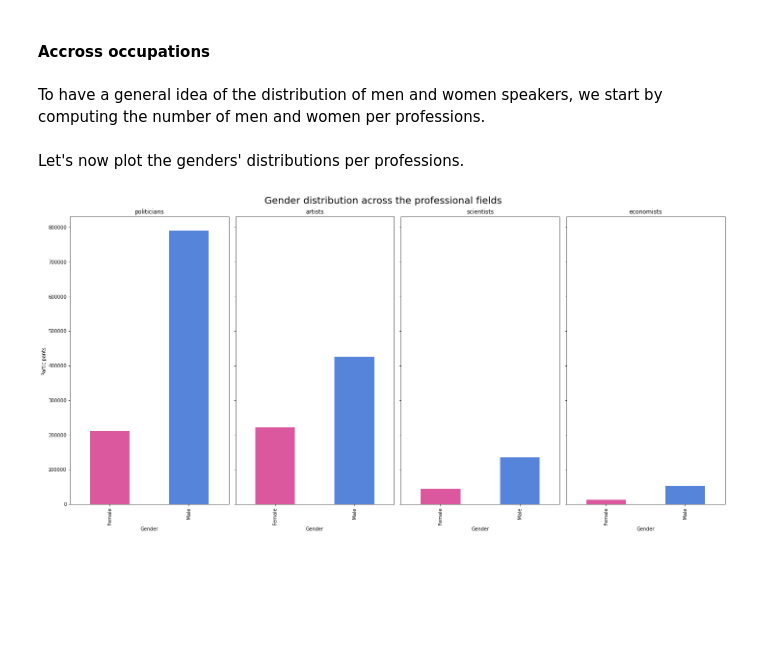
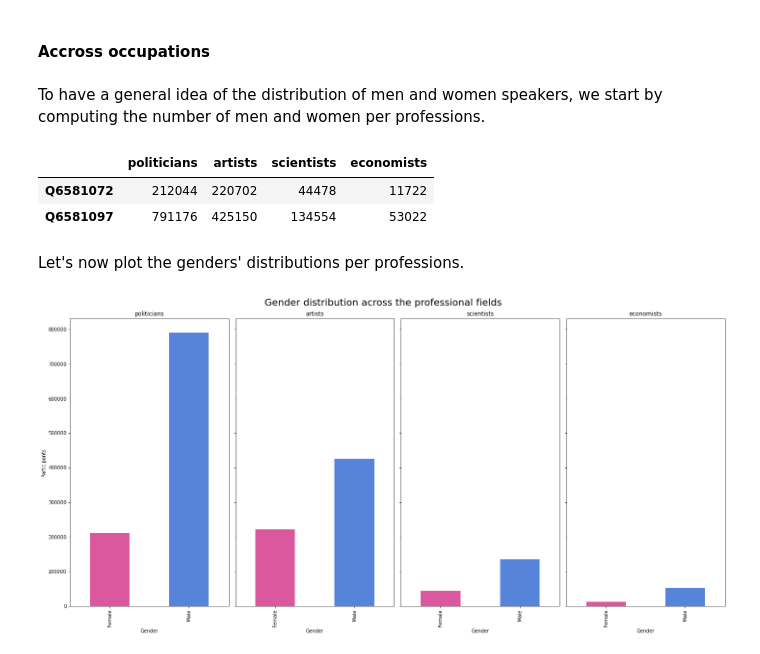
Before and after one commit to coraliegrobel/ada-2021-project-sv4ever, a Jupyter notebook: ada_main.ipynb, the cells around one changed output. Cells and saved outputs as stored; diff of their text form; code cells hidden in the pictures; blank space fills up the shorter version.

```diff
--- a/ada_main.ipynb
+++ b/ada_main.ipynb
@@ -515,9 +511,9 @@ for i in range(15,16):
 We now create our data frame from the more precise wikidata where the occupation, religion, nationality, ethnic_group and academic_degree are known for every speaker in the dataset.
 # %%
 """ Only intented to be run once
-df_without_conditions_per_year = {}
+df_no_conditions_per_year = {}
 for i in range(19,20):
-    df_without_conditions_per_year['df_without_conditions_20' + str(i)] = create_df(wiki_background, i, i + 1)""";
+    df_no_conditions_per_year['df_without_conditions_20' + str(i)] = create_df(wiki_background, i, i + 1)""";
 # %% [markdown]
 ### 2.4 Saving of all sub data frames <a class = anchor id="2.4"></a>
 # %% [markdown]
@@ -770,6 +749,13 @@ for i in range(20,21) : # A CHANGER EN (16, 21)
     gender_dist['artists'] += df_per_year['df_artists_20' + str(i)].groupby('gender').size()
     gender_dist['scientists'] += df_per_year['df_scientists_20' + str(i)].groupby('gender').size()
     gender_dist['economists'] += df_per_year['df_economists_20' + str(i)].groupby('gender').size()
+# %%
+df_gender = pd.DataFrame(gender_dist)
+df_gender
+# %% [output]
+|  | politicians | artists | scientists | economists |
+| Q6581072 | 212044 | 220702 | 44478 | 11722 |
+| Q6581097 | 791176 | 425150 | 134554 | 53022 |
 # %% [markdown]
 Let's now plot the genders' distributions per professions.
 # %%
```
Also changed, not shown: parts of 40 cells of this notebook.
